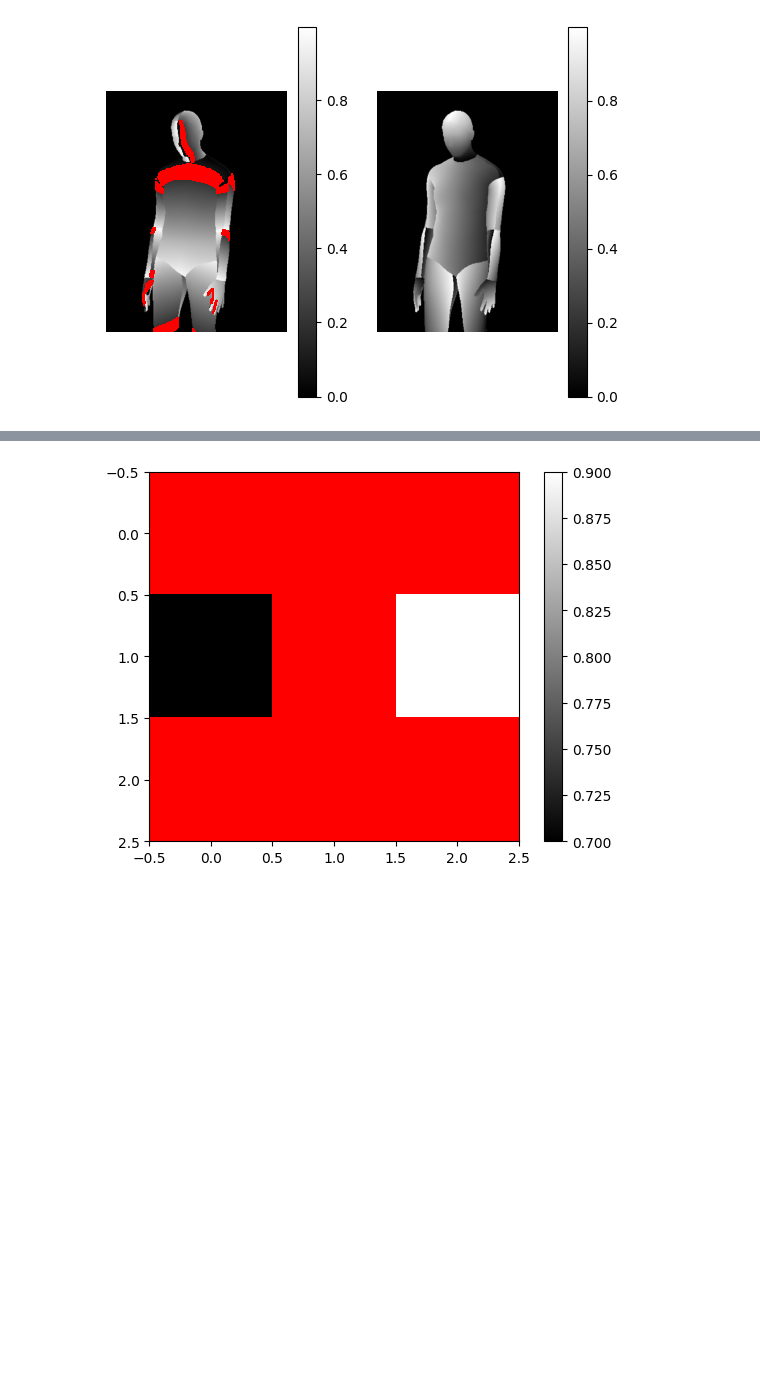
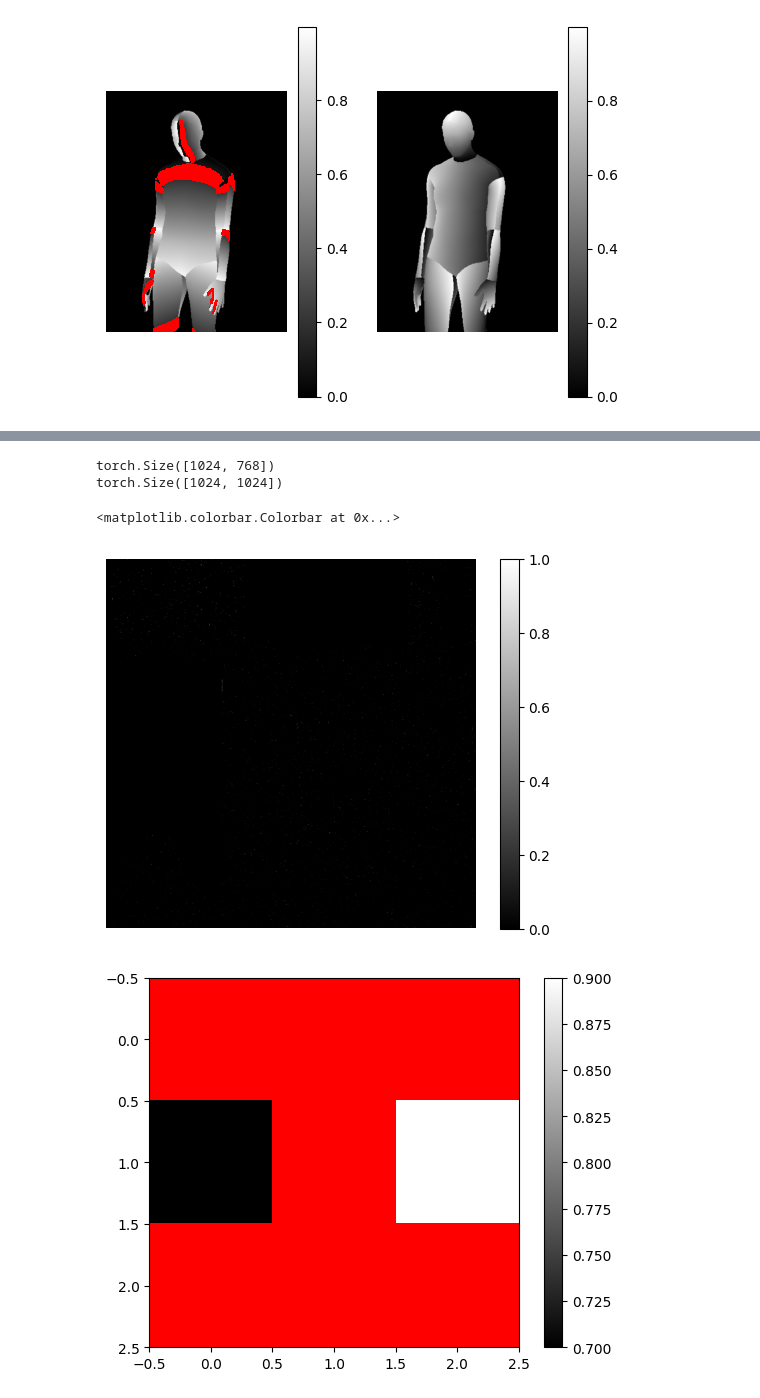
Before and after one commit to Sihui-Ji-10-9/DisCo10.9, a Jupyter notebook: tsv_example/visualize_tsv.ipynb, the cells around one changed output, grey strips where cells are left out. Cells and saved outputs as stored; diff of their text form; code cells hidden in the pictures; blank space fills up the shorter version.

```diff
--- a/tsv_example/visualize_tsv.ipynb
+++ b/tsv_example/visualize_tsv.ipynb
@@ -503,3 +547,45 @@ plt.show()
+# %%
+from PIL import Image
+import numpy as np
+from einops import rearrange
+
+# 加载图片
+image1 = Image.open('/HOME/HOME/jisihui/VITON-hd-resized/train/image-densepose/00000_00.jpg')
+image2 = Image.open('/HOME/HOME/jisihui/VITON-hd-resized/train/image-densepose/00003_00.jpg')
+
+# 将图片转换为 NumPy 数组
+data00 = torch.tensor(np.array(image1)[:,:,1])
+data01 = torch.tensor(np.array(image2)[:,:,1])
+print(data00.shape)
+
+# baddbmm_input = torch.empty(
+#                data00.shape[0], data00.shape[1], data01.shape[1], dtype=data00.dtype, device=data00.device
+#             )
+# print(baddbmm_input.shape)
+# attention_scores = torch.baddbmm(
+#             baddbmm_input,
+#             data00,
+#             data01.transpose(-1, -2),
+#             beta=0,
+#             alpha=0.2,
+#         )
+# attention_probs = attention_scores.softmax(dim=-1)
+# print(attention_probs.shape)
+# attention_probs =np.array(attention_probs[0])
+data01 = np.swapaxes(data01, -1, -2)
+res = np.matmul(data00,data01)*10.0
+res = torch.tensor(res).softmax(dim=-1)
+print(res.shape)
+plt.axis('off')
+# 绘制图像
+plt.imshow(res, cmap='gray')
+# 添加颜色条
+plt.colorbar()
+# %% [output]
+torch.Size([1024, 768])
+torch.Size([1024, 1024])
+<matplotlib.colorbar.Colorbar at 0x...>
+[figure, added]
 # %%
 import numpy as np
 import matplotlib.pyplot as plt
```
Also changed, not shown: parts of 3 cells of this notebook, 4 other files.
